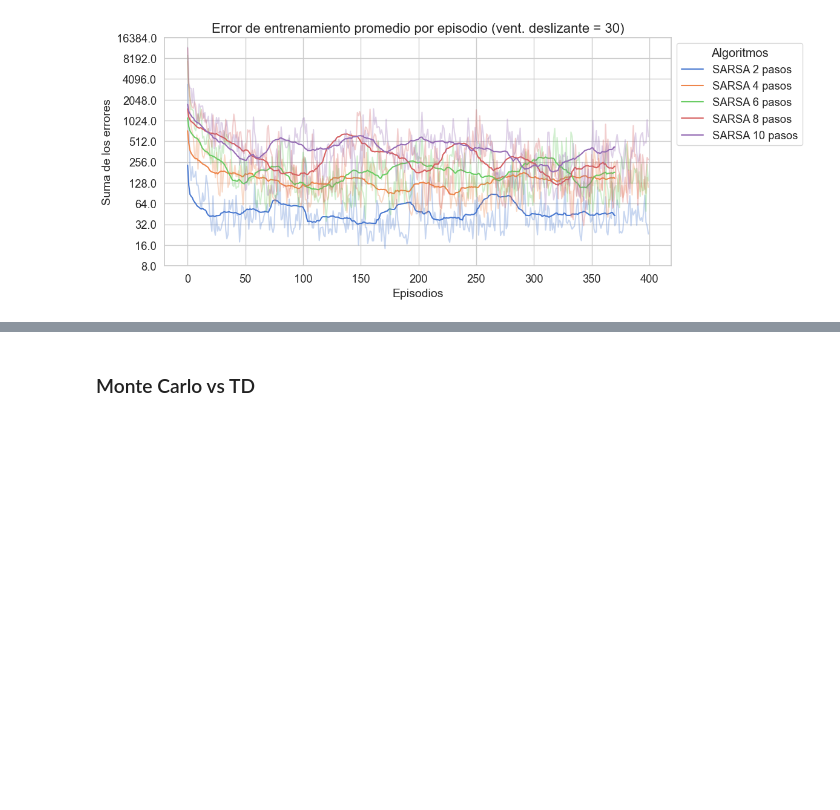
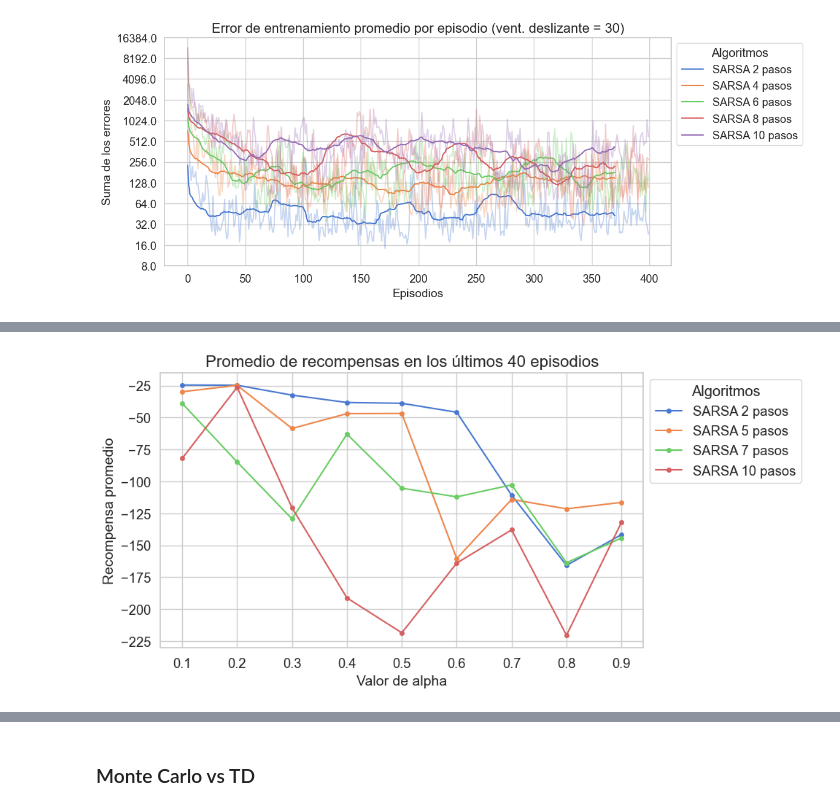
Before and after one commit to mlucasumu/EML_RL_LucasOrtiz, a Jupyter notebook: entornos_complejos/metodos_tabulares.ipynb, the cells around one changed output, grey strips where cells are left out. Drawn from its saved outputs; the diff is of its cells as text; code cells hidden in the pictures; blank space fills up the shorter version.

```diff
--- a/entornos_complejos/metodos_tabulares.ipynb
+++ b/entornos_complejos/metodos_tabulares.ipynb
@@ -337,7 +268,7 @@ nstep_results = {}
 
 for n in nstep_values:
     agent = Agent(env,
-                  nStepSARSAonPolicy(state_size, action_size, 0.5, gamma, policy, n), # alpha de 0.5 como al principio
+                  nStepSARSAonPolicy(state_size, action_size, alpha, gamma, policy, n), # alpha de 0.5 como al principio
                   policy)
 
     qtable, rewards, episode_lengths, stats = agent.train(num_episodes, n_runs, SEED)
@@ -366,0 +298,25 @@ plotting.plot_training_errors([results['cum_errors'] for n, results in nstep_res
+# %%
+alpha_values = np.arange(0.1, 1, 0.1)
+nstep_values = [2,5,7,10]
+alpha_nsteps_results = {}
+
+for a in alpha_values:
+    alpha_nsteps_results[a] = {}
+    for n in nstep_values:
+        agent = Agent(env,
+                      nStepSARSAonPolicy(state_size, action_size, a, gamma, policy, n),
+                      policy)
+
+
+        qtable, rewards, episode_lengths, stats = agent.train(num_episodes, n_runs, SEED)
+
+        alpha_nsteps_results[a][f'SARSA {n} pasos'] = {
+            'qtable': qtable,
+            'rewards': rewards,
+            'episode_lengths': episode_lengths,
+            'cum_errors': stats['cum_training_error']
+        }
+# %%
+plotting.plot_average_reward_per_alpha(alpha_nsteps_results, last_episodes_ratio=0.1, log_scale=False)
+# %% [output]
+[figure, added]
```
Also changed, not shown: parts of 82 cells of this notebook, 3 other files.
